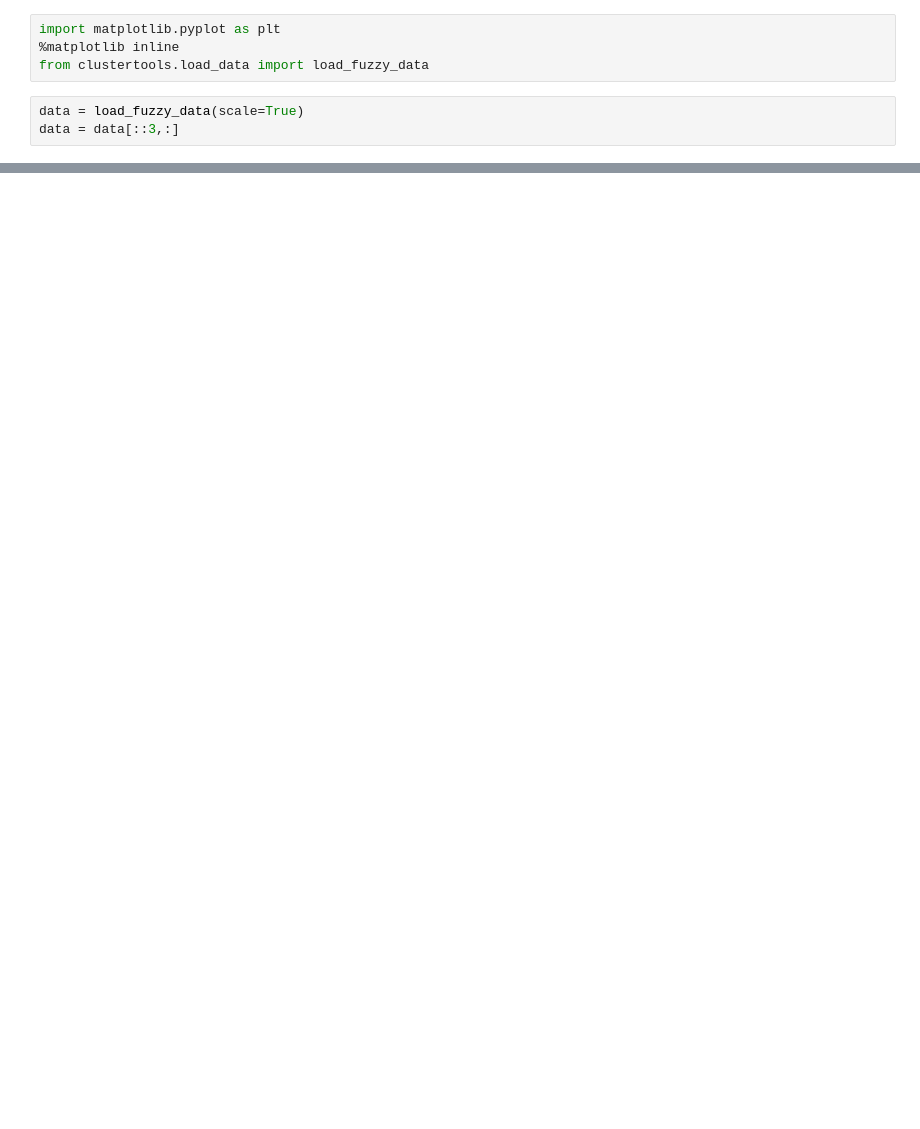
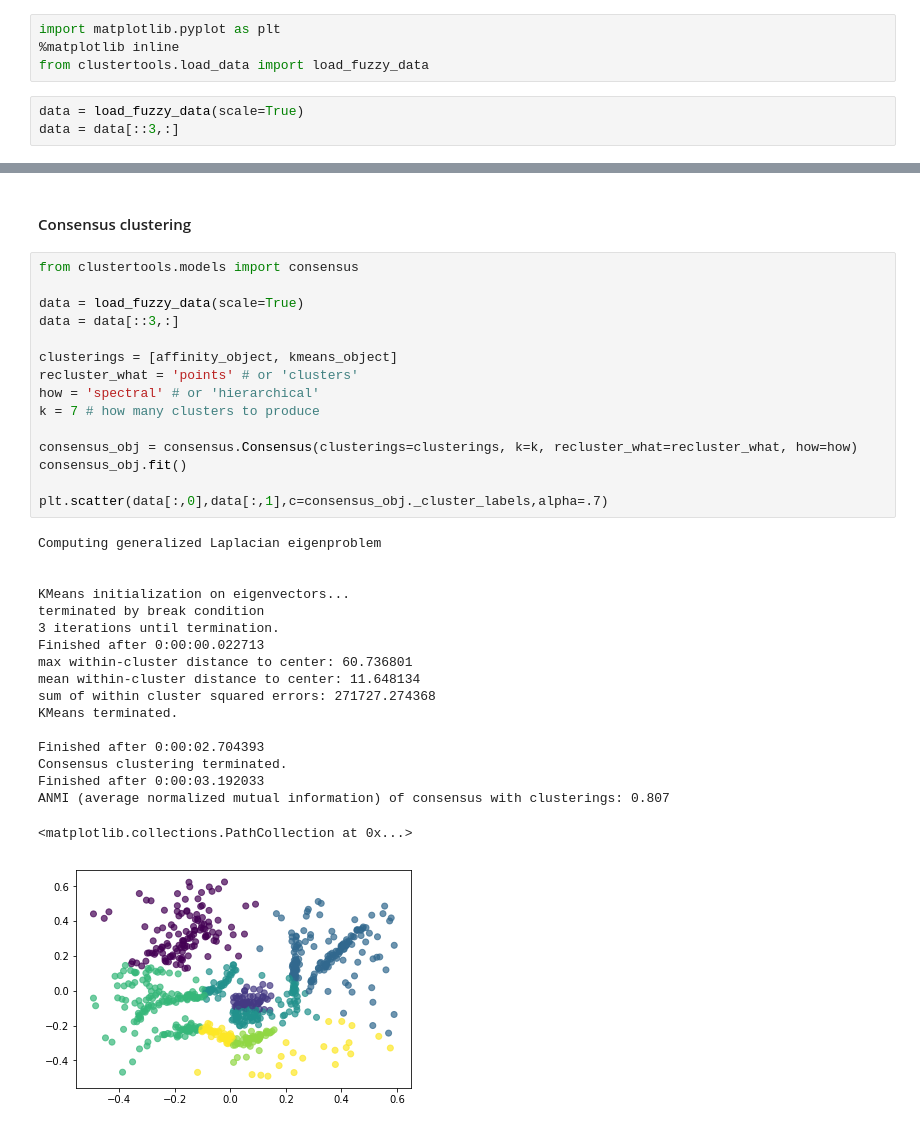
Before and after one commit to clustertoolsgroup/clustertools_project, a Jupyter notebook: API_example.ipynb, the cells around one changed output, grey strips where cells are left out. Drawn from its saved outputs; the diff is of its cells as text; blank space fills up the shorter version.

```diff
--- a/API_example.ipynb
+++ b/API_example.ipynb
@@ -62,3 +60,39 @@ Mean within cluster distance to center: 0.491794
 Sum of within cluster squared errors: 4617.641692
 <matplotlib.collections.PathCollection at 0x...>
 [figure]
+# %% [markdown]
+#### Consensus clustering
+# %%
+from clustertools.models import consensus
+
+data = load_fuzzy_data(scale=True)
+data = data[::3,:]
+
+clusterings = [affinity_object, kmeans_object]
+recluster_what = 'points' # or 'clusters'
+how = 'spectral' # or 'hierarchical'
+k = 7 # how many clusters to produce
+
+consensus_obj = consensus.Consensus(clusterings=clusterings, k=k, recluster_what=recluster_what, how=how)
+consensus_obj.fit()
+
+plt.scatter(data[:,0],data[:,1],c=consensus_obj._cluster_labels,alpha=.7)
+# %% [output]
+Computing generalized Laplacian eigenproblem
+
+
+KMeans initialization on eigenvectors...
+terminated by break condition
+3 iterations until termination.
+Finished after 0:00:00.022713
+max within-cluster distance to center: 60.736801
+mean within-cluster distance to center: 11.648134
+sum of within cluster squared errors: 271727.274368
+KMeans terminated.
+
+Finished after 0:00:02.704393
+Consensus clustering terminated.
+Finished after 0:00:03.192033
+ANMI (average normalized mutual information) of consensus with clusterings: 0.807
+<matplotlib.collections.PathCollection at 0x...>
+[figure, added]
```
Also changed, not shown: parts of 3 cells of this notebook.
